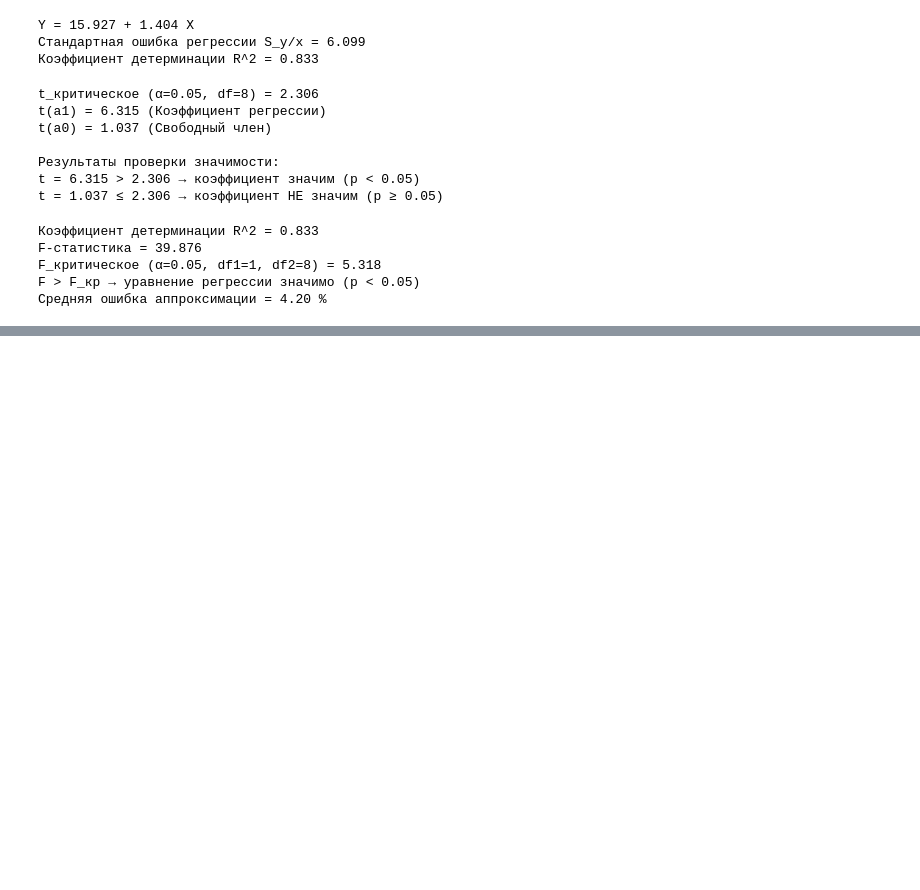
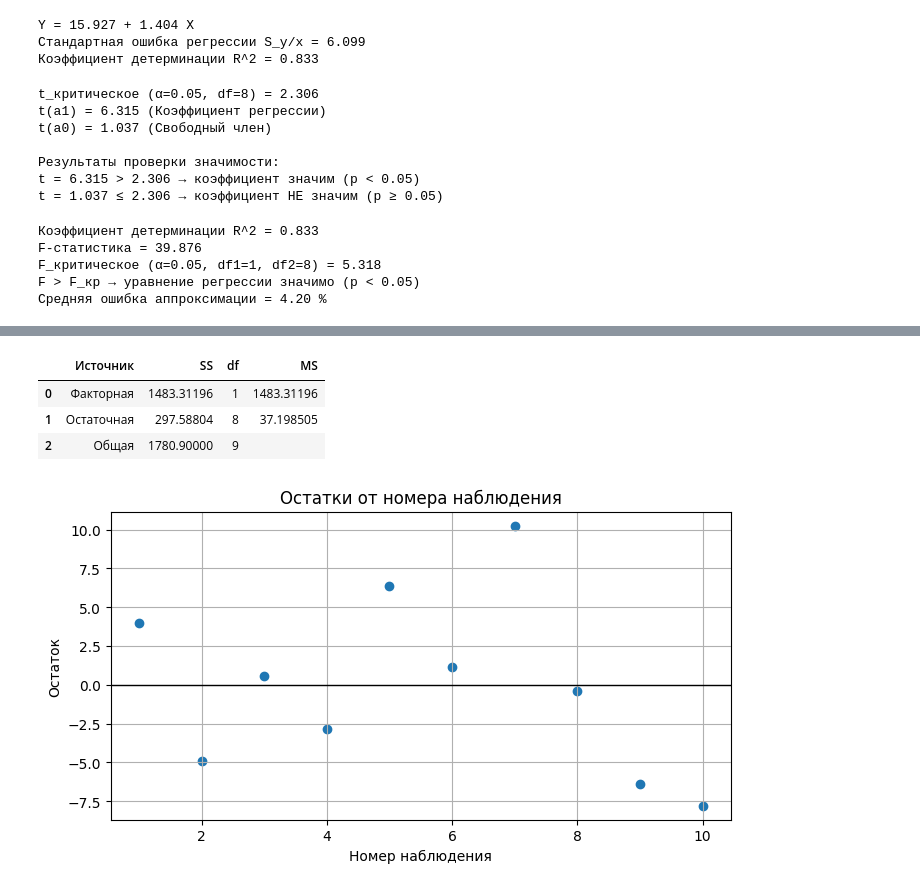
Before and after one commit to Frfor17/wbozon_light, a Jupyter notebook: regr2.ipynb, the cells around one changed output, grey strips where cells are left out. Cells and saved outputs as stored; diff of their text form; code cells hidden in the pictures; blank space fills up the shorter version.

```diff
--- a/regr2.ipynb
+++ b/regr2.ipynb
@@ -216,3 +217,36 @@ F-статистика = 39.876
 F_критическое (α=0.05, df1=1, df2=8) = 5.318
 F > F_кр → уравнение регрессии значимо (p < 0.05)
 Средняя ошибка аппроксимации = 4.20 %
+# %%
+# 10й блок
+# расчёты
+
+n = len(X) # Колво наблюденией
+x_mean = X.mean() # средние
+y_mean = Y.mean()
+
+b = ((X - x_mean) * (Y - y_mean)).sum() / ((X - x_mean) ** 2).sum() # коэф наклона регр
+a = y_mean - b * x_mean # свободный член
+
+Y_hat = a + b * X # Теор знач, прогнозируемо
+res = Y - Y_hat # остатки - разность между прогнозируемыми и рассчётными значениями
+
+SSE = (res ** 2).sum() # Остаточная сумма квадратов
+SSR = ((Y_hat - y_mean) ** 2).sum() # факторная сумма квадратов
+SST = ((Y - y_mean) ** 2).sum() # общая сумма квадратов
+
+df_res = n - 2 # число степеней свободы для остаточной дисперсии, в линейн регрессии 2
+s2 = SSE / df_res # оценка остаточной дисперсии на одну степень свободы
+
+table = pd.DataFrame({ # формирование таблицы с результатами по каждому наблюдению
+    'X': X,  # фактор знач
+    'Y': Y, # факт значение результирующего
+    'Y_hat': Y_hat, # расчётные значения результат
+    'residual': res, # остатки
+    'residual^2': res ** 2 # квадраты остатков
+})
+
+# добавление строки с итогами
+# в неё помещается сумма квадратов остатков
+table.loc['sum'] = ['', '', '', SSE, (res ** 2).sum()]
+table # вывод таблицы
@@ -218,0 +266,28 @@ F > F_кр → уравнение регрессии значимо (p < 0.05)
+# %%
+# 11й блок
+anova = pd.DataFrame({  # таблица дисперсионного анализа
+    'Источник': ['Факторная', 'Остаточная', 'Общая'], # откуда берётся изменчивость Y
+    'SS': [SSR, SSE, SST],
+    'df': [1, df_res, n - 1], # остаточноая строка
+    'MS': [SSR / 1, SSE / df_res, '']
+})
+anova
+# %% [output]
+|  | Источник | SS | df | MS |
+| 0 | Факторная | 1483.31196 | 1 | 1483.31196 |
+| 1 | Остаточная | 297.58804 | 8 | 37.198505 |
+| 2 | Общая | 1780.90000 | 9 |  |
+# %%
+# 12й блок
+# график остатков от номера наблюдения
+
+plt.figure(figsize=(8, 4))
+plt.axhline(0, color='black', linewidth=1)
+plt.scatter(range(1, n + 1), res)
+plt.xlabel('Номер наблюдения')
+plt.ylabel('Остаток')
+plt.title('Остатки от номера наблюдения')
+plt.grid(True)
+plt.show()
+# %% [output]
+[figure, added]
```
Also changed, not shown: parts of 9 cells of this notebook, 1 other file.
